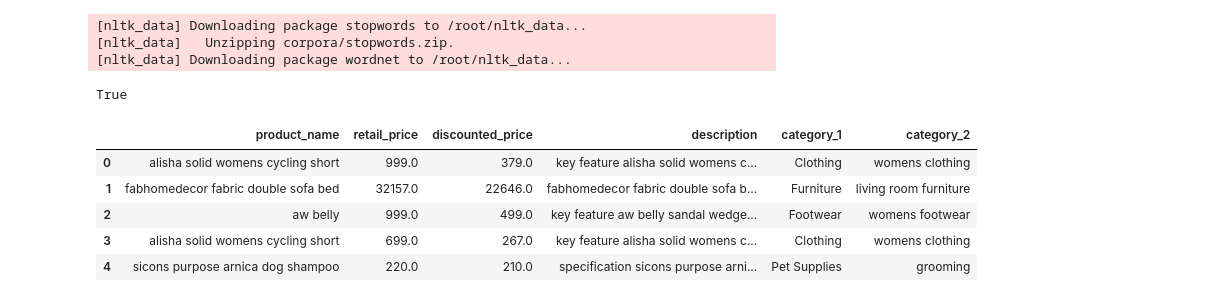
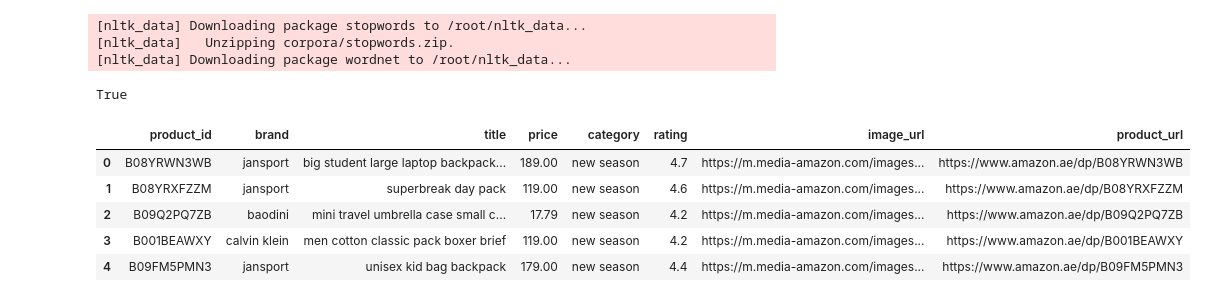
Before and after one commit to Karthik5412/Shopping-Cart, a Jupyter notebook: notebook.ipynb, the cells around one changed output. Cells and saved outputs as stored; diff of their text form; code cells hidden in the pictures.

```diff
--- a/notebook.ipynb
+++ b/notebook.ipynb
@@ -5,6 +5,6 @@ import pandas as pd
 import numpy as np
 import seaborn as sns
 # %%
-df = pd.read_csv('/content/flipkart_com-ecommerce_sample.csv')
+df = pd.read_csv('/content/products.csv')
 df.head()
 # %% [output]
@@ -38,5 +36,0 @@ memory usage: 2.2+ MB
-# %%
-unwanted_cols = ['product_url','pid','is_FK_Advantage_product','uniq_id','crawl_timestamp','image','product_rating','overall_rating', 'brand', 'product_specifications']
-
-df = df.drop(columns= unwanted_cols)
-df.head()
@@ -86,6 +56,0 @@ df.loc[2,'product_category_tree']
-# %%
-df['product_category_tree'] = df['product_category_tree'].str.replace(r'[\[\]"]', '', regex=True)
-df['category_1'] = df['product_category_tree'].str.split('>>').str[0]
-df['category_2'] = df['product_category_tree'].str.split('>>').str[1]
-df = df.drop(columns='product_category_tree')
-df.head()
@@ -132,18 +90,18 @@ def preprocessing_text(data : str) -> str:
 
     return ' '.join(words)
 # %%
-df['description'] = df['description'].apply(preprocessing_text)
-df['product_name'] = df['product_name'].apply(preprocessing_text)
-df['category_2'] = df['category_2'].astype(object).apply(preprocessing_text)
+df['brand'] = df['brand'].apply(preprocessing_text)
+df['title'] = df['title'].apply(preprocessing_text)
+df['category'] = df['category'].astype(object).apply(preprocessing_text)
 
 df.head()
 # %% [output]
-|  | product_name | retail_price | discounted_price | description | category_1 | category_2 |
-| 0 | alisha solid womens cycling short | 999.0 | 379.0 | key feature alisha solid womens c... | Clothing | womens clothing |
-| 1 | fabhomedecor fabric double sofa bed | 32157.0 | 22646.0 | fabhomedecor fabric double sofa b... | Furniture | living room furniture |
-| 2 | aw belly | 999.0 | 499.0 | key feature aw belly sandal wedge... | Footwear | womens footwear |
-| 3 | alisha solid womens cycling short | 699.0 | 267.0 | key feature alisha solid womens c... | Clothing | womens clothing |
-| 4 | sicons purpose arnica dog shampoo | 220.0 | 210.0 | specification sicons purpose arni... | Pet Supplies | grooming |
+|  | product_id | brand | title | price | category | rating | image_url | product_url |
+| 0 | B08YRWN3WB | jansport | big student large laptop backpack... | 189.00 | new season | 4.7 | https://m.media-amazon.com/images... | https://www.amazon.ae/dp/B08YRWN3WB |
+| 1 | B08YRXFZZM | jansport | superbreak day pack | 119.00 | new season | 4.6 | https://m.media-amazon.com/images... | https://www.amazon.ae/dp/B08YRXFZZM |
+| 2 | B09Q2PQ7ZB | baodini | mini travel umbrella case small c... | 17.79 | new season | 4.2 | https://m.media-amazon.com/images... | https://www.amazon.ae/dp/B09Q2PQ7ZB |
+| 3 | B001BEAWXY | calvin klein | men cotton classic pack boxer brief | 119.00 | new season | 4.2 | https://m.media-amazon.com/images... | https://www.amazon.ae/dp/B001BEAWXY |
+| 4 | B09FM5PMN3 | jansport | unisex kid bag backpack | 179.00 | new season | 4.4 | https://m.media-amazon.com/images... | https://www.amazon.ae/dp/B09FM5PMN3 |
 # %%
 df
 # %% [output]
```
Also changed, not shown: parts of 15 cells of this notebook.
